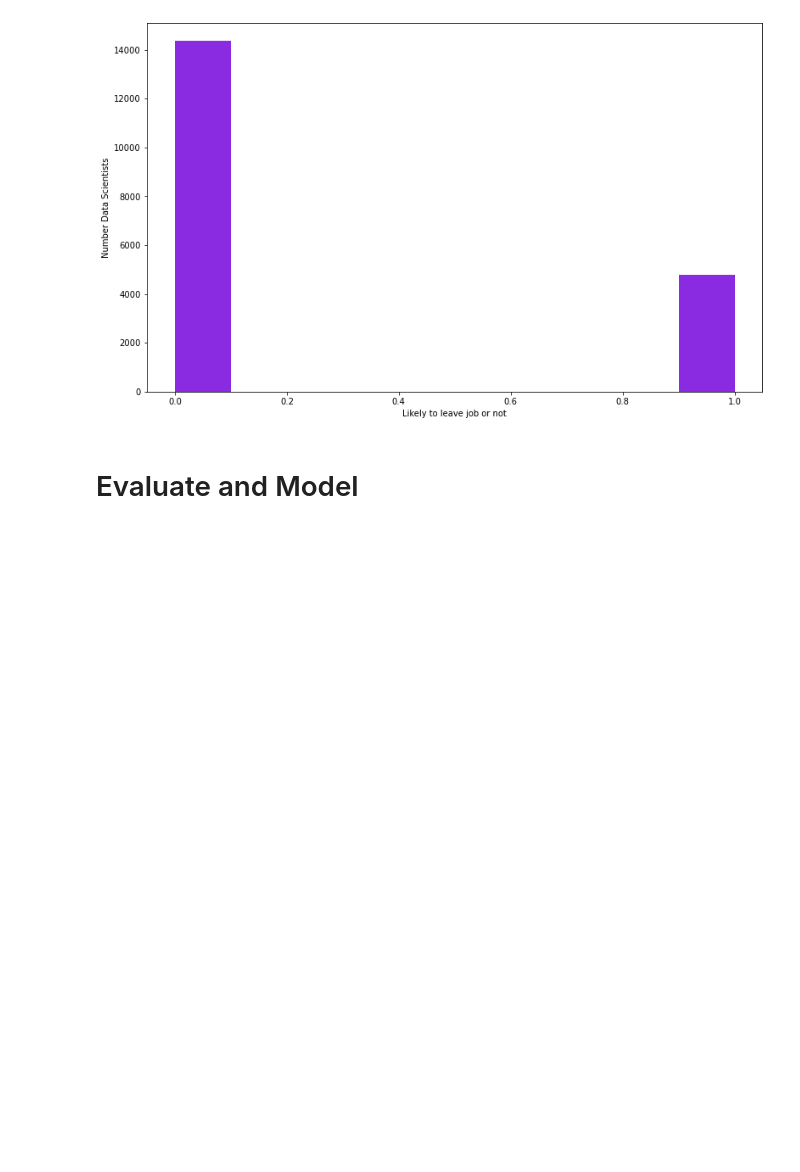
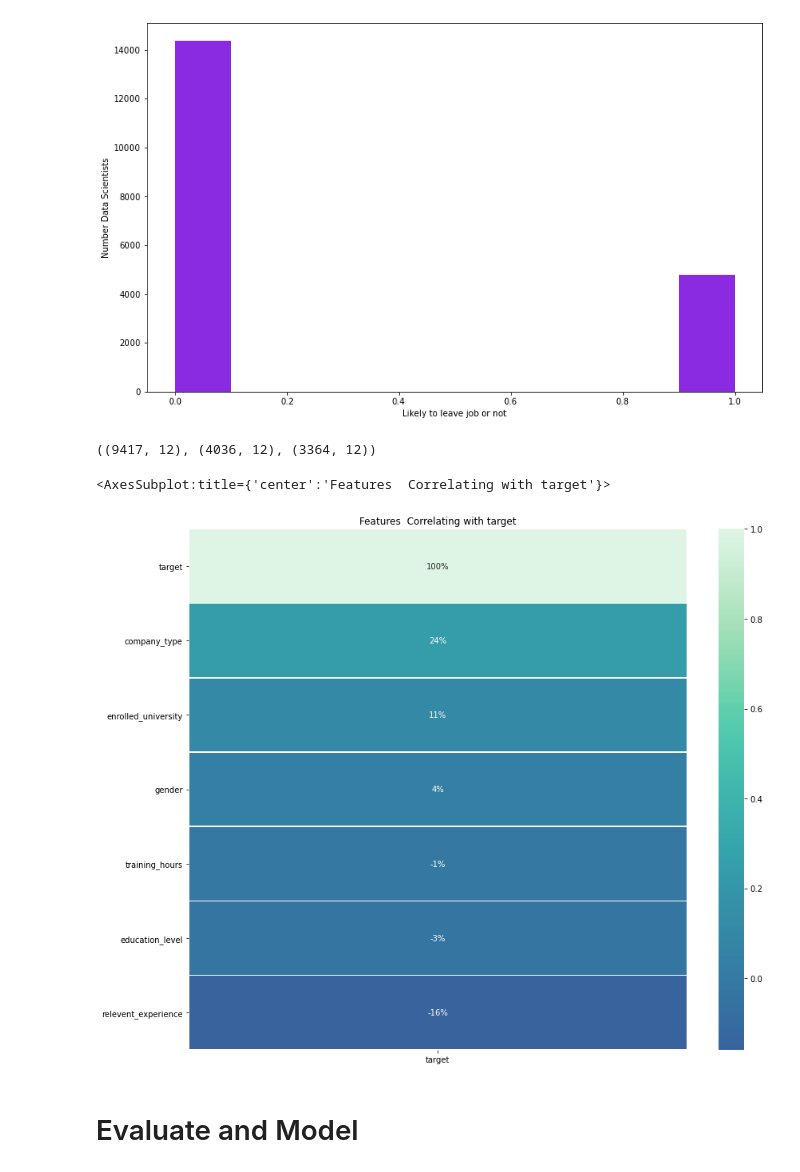
Before and after one commit to LinhQuach13/Individual_project_HR_analytics, a Jupyter notebook: Workbook.ipynb, the cells around one changed output. Saved outputs shown, nothing was run; the diff lists cells and outputs as text; code cells hidden in the pictures; blank space fills up the shorter version.

```diff
--- a/Workbook.ipynb
+++ b/Workbook.ipynb
@@ -346,5 +525,48 @@ plt.ylabel("Number Data Scientists")
 plt.show()
 # %% [output]
 [figure]
+# %%
+#Function to split data
+def data_split(df):
+    '''
+    This function take in the aug_train data acquired,
+    performs a split and stratifies target column.
+    Returns train, validate, and test dfs.
+    '''
+    train_validate, test = train_test_split(df, test_size=.2,
+                                        random_state=123,
+                                        stratify=df.target)
+    train, validate = train_test_split(train_validate, test_size=.3,
+                                   random_state=123,
+                                   stratify=train_validate.target)
+    return train, validate, test
+# %%
+#splitting data using function
+train, validate, test= data_split(aug_train_df)
+# %%
+#Looking at shape of each dataset
+train.shape, validate.shape, test.shape
+# %% [output]
+((9417, 12), (4036, 12), (3364, 12))
+# %%
+#Creating function to create heatmap
+def get_heatmap(col_list, target,  color = 'mako'):
+    '''
+    This method will return a heatmap of all variables and there relation to logerror
+    '''
+    plt.figure(figsize=(14,12))
+    heatmap = sns.heatmap(col_list.corr()[[target]].sort_values(by=target, ascending=False), annot=True, linewidth=0.5,fmt = '.0%',cmap = color, center = 0)
+    heatmap.set_title('Features  Correlating with {}'.format(target))
+
+    return heatmap
+# %%
+#Creating column list to feed into get_heatmap function
+col_list= train[['company_type', 'enrolled_university', 'gender', 'training_hours', 'education_level', 'relevent_experience', 'target']]
+# %%
+#using get_heatmap function
+get_heatmap(col_list, 'target',  color = 'mako')
+# %% [output]
+<AxesSubplot:title={'center':'Features  Correlating with target'}>
+[figure, added]
 # %% [markdown]
 # Evaluate and Model
```
Also changed, not shown: parts of 29 cells of this notebook.
